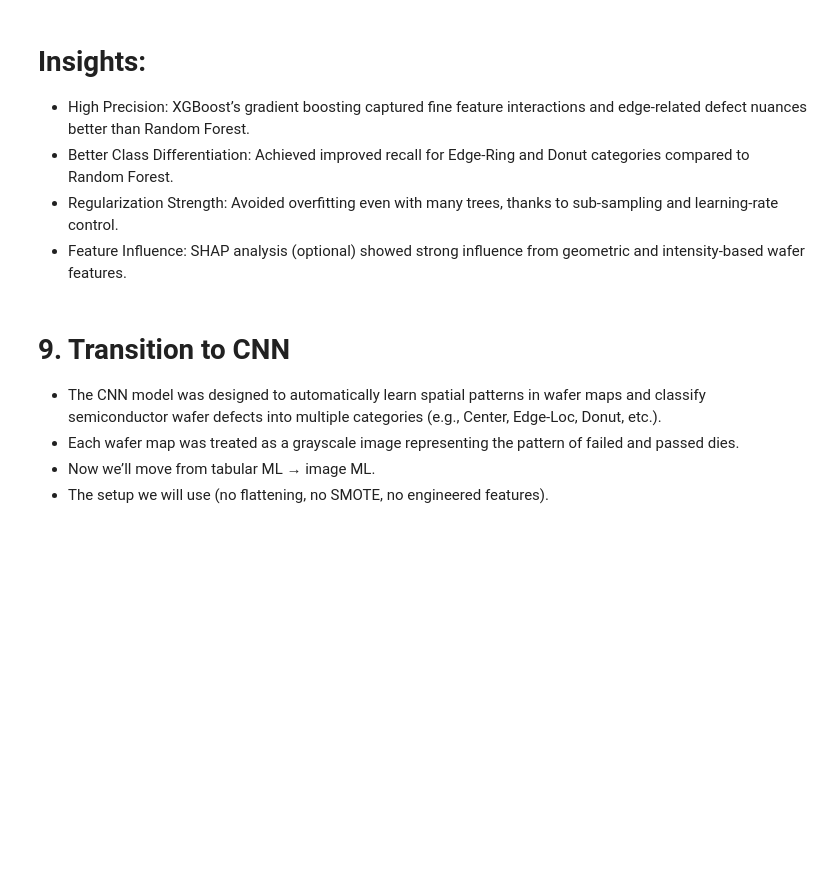
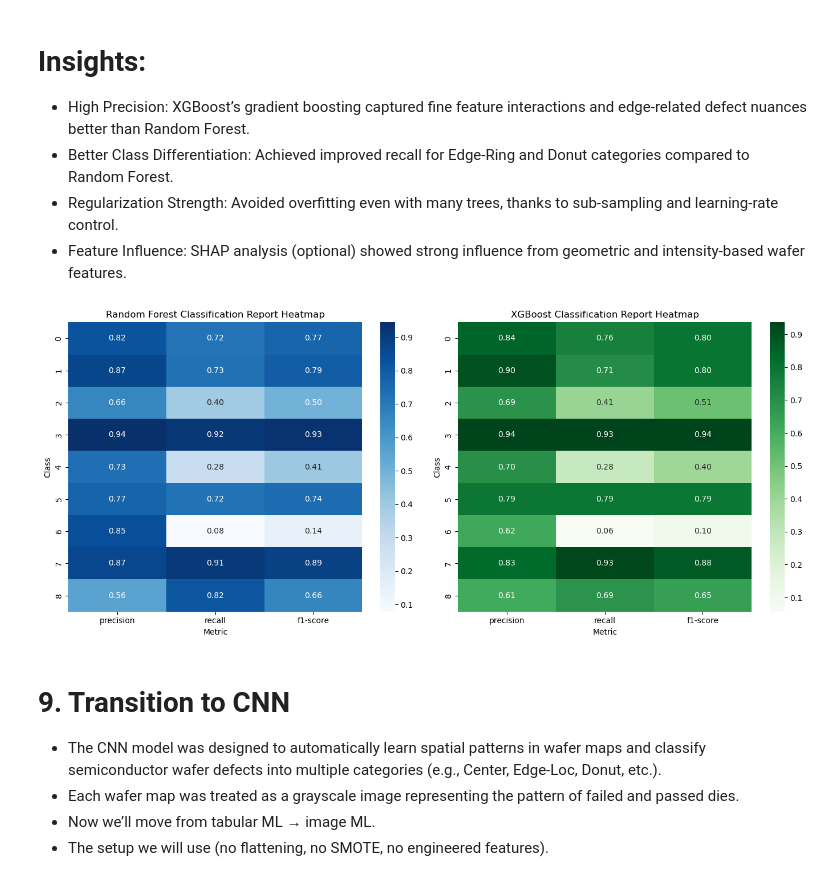
Before and after one commit to Luccy-svg/CAPSTONE-PROJECT, a Jupyter notebook: student.ipynb, the cells around one changed output. Cells and saved outputs as stored; diff of their text form; code cells hidden in the pictures; blank space fills up the shorter version.

```diff
--- a/student.ipynb
+++ b/student.ipynb
@@ -1183,6 +1185,38 @@ weighted avg       0.80      0.81      0.79      8400
 - Better Class Differentiation: Achieved improved recall for Edge-Ring and Donut categories compared to Random Forest.
 - Regularization Strength: Avoided overfitting even with many trees, thanks to sub-sampling and learning-rate control.
 - Feature Influence: SHAP analysis (optional) showed strong influence from geometric and intensity-based wafer features.
+# %%
+# Generate classification reports as dictionaries
+report_rf = classification_report(y_test, y_pred_rf, output_dict=True)
+report_xgb = classification_report(y_test, y_pred_xgb, output_dict=True)
+
+# Convert reports to DataFrames (exclude 'accuracy', 'macro avg', 'weighted avg' if desired)
+def report_to_df(report):
+    df = pd.DataFrame(report).T
+    df = df[['precision', 'recall', 'f1-score']]  # select metrics
+    df = df.drop(index=['accuracy', 'macro avg', 'weighted avg'], errors='ignore')
+    return df
+
+df_rf = report_to_df(report_rf)
+df_xgb = report_to_df(report_xgb)
+
+# Plot side-by-side heatmaps
+fig, axes = plt.subplots(1, 2, figsize=(14, 6))
+
+sns.heatmap(df_rf, annot=True, fmt=".2f", cmap="Blues", ax=axes[0])
+axes[0].set_title("Random Forest Classification Report Heatmap")
+axes[0].set_ylabel("Class")
+axes[0].set_xlabel("Metric")
+
+sns.heatmap(df_xgb, annot=True, fmt=".2f", cmap="Greens", ax=axes[1])
+axes[1].set_title("XGBoost Classification Report Heatmap")
+axes[1].set_ylabel("Class")
+axes[1].set_xlabel("Metric")
+
+plt.tight_layout()
+plt.show()
+# %% [output]
+[figure, added]
 # %% [markdown]
 # 9. Transition to CNN
 - The CNN model was designed to automatically learn spatial patterns in wafer maps and classify semiconductor wafer defects into multiple categories (e.g., Center, Edge-Loc, Donut, etc.).
```
Also changed, not shown: parts of 17 cells of this notebook.
